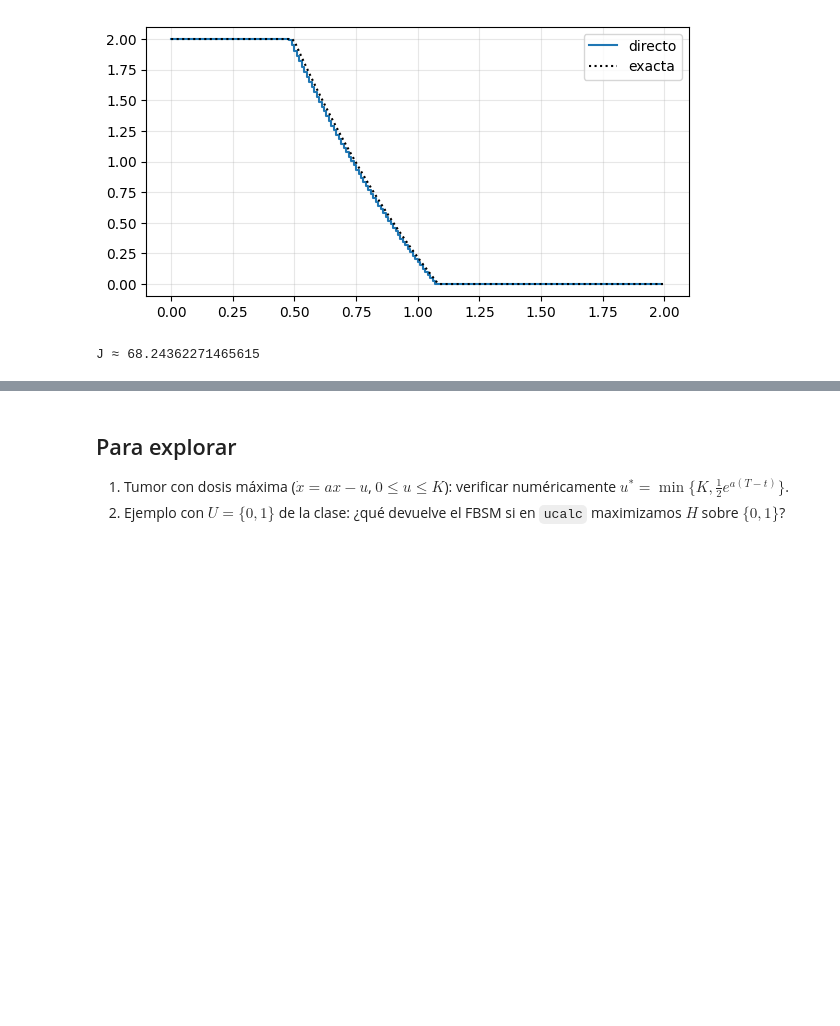
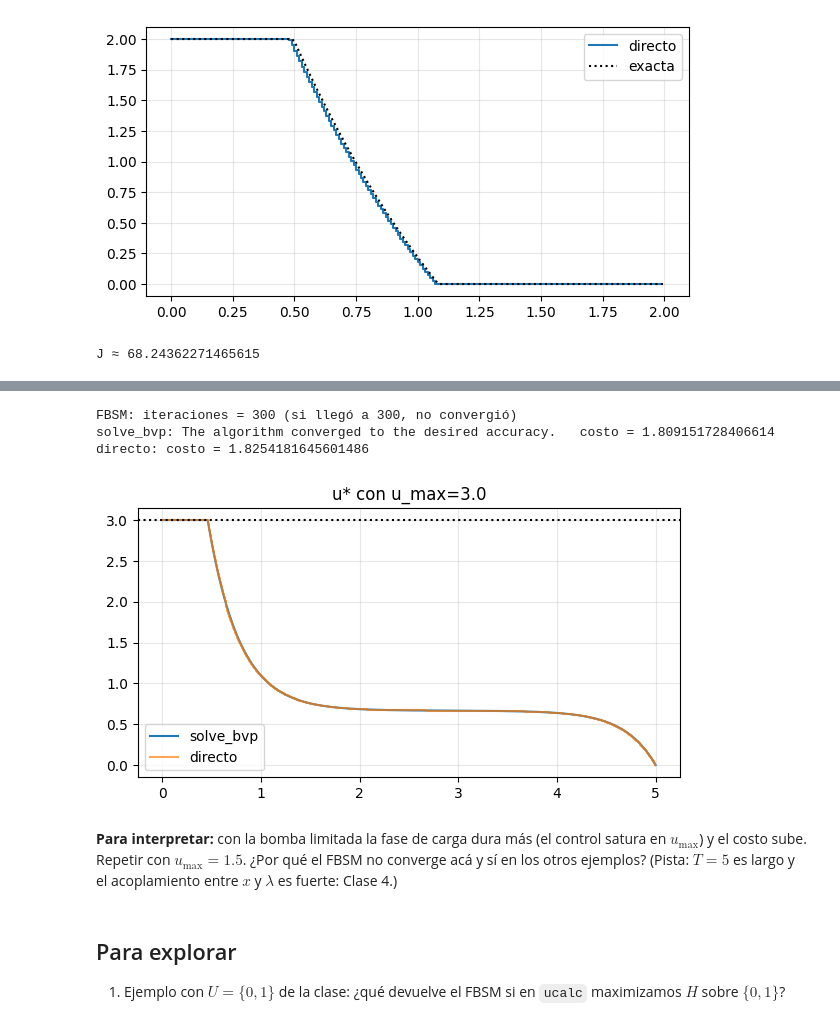
Before and after one commit to csfvega-arg/Colabs-materia-control, a Jupyter notebook: clase05.ipynb, the cells around one changed output, grey strips where cells are left out. Saved outputs shown, nothing was run; the diff lists cells and outputs as text; code cells hidden in the pictures; blank space fills up the shorter version.

```diff
--- a/clase05.ipynb
+++ b/clase05.ipynb
@@ -162,4 +194,37 @@ J ≈ 68.24362271465615
+# %%
+V, Km, xb, c, T6 = 1.0, 1.0, 2.0, 0.1, 5.0
+fx6 = lambda t, x, u: -V*x/(Km + x) + u
+dl6 = lambda t, x, u, l: 2*(x - xb) + l*V*Km/(Km + x)**2
+umax = 3.0
+# (a) FBSM con relajación: con T=5 NO converge (lo cortamos en 300 iteraciones)
+r = fbsm(fx6, dl6, lambda t, x, l: np.clip(l/(2*c), 0, umax), 0.0, lambda xT: np.zeros(1), T6,
+         N=500, omega=0.5, tol=1e-6, maxit=300)
+print('FBSM: iteraciones =', r['iters'], '(si llegó a 300, no convergió)')
+
+# (b) solve_bvp con np.clip dentro del sistema
+F6 = lambda t, y: np.vstack([fx6(t, y[0], np.clip(y[1]/(2*c), 0, umax)), dl6(t, y[0], 0, y[1])])
+t6 = np.linspace(0, T6, 300)
+s6 = solve_bvp(F6, lambda ya, yb: np.array([ya[0], yb[1]]), t6,
+               np.vstack([np.full_like(t6, xb), np.zeros_like(t6)]), tol=1e-6, max_nodes=50000)
+tt6 = np.linspace(0, T6, 2001); xb6, lb6 = s6.sol(tt6); ub6 = np.clip(lb6/(2*c), 0, umax)
+print('solve_bvp:', s6.message, '  costo =', integral((xb6 - xb)**2 + c*ub6**2, tt6))
+
+# (c) directo con cotas (como máximo: L = -((x-2)^2 + c u^2))
+td, xd, ud, Jd = directo(fx6, lambda t, x, u: -V*Km/(Km + x)**2, lambda t, x, u: 1.0,
+                         lambda t, x, u: -((x - xb)**2 + c*u**2), lambda t, x, u: -2*(x - xb),
+                         lambda t, x, u: -2*c*u, 0.0, T6, 500, (0, umax), u0=np.full(500, 0.7))
+print('directo: costo =', -Jd)
+plt.plot(tt6, ub6, label='solve_bvp'); plt.step(td[:-1], ud, where='post', label='directo', alpha=0.7)
+plt.axhline(umax, ls=':', c='k'); plt.legend(); plt.title(f'u* con u_max={umax}'); plt.show()
+# %% [output]
+FBSM: iteraciones = 300 (si llegó a 300, no convergió)
+solve_bvp: The algorithm converged to the desired accuracy.   costo = 1.809151728406614
+directo: costo = 1.8254181645601486
+[figure, added]
+# %% [markdown]
+**Para interpretar:** con la bomba limitada la fase de carga dura más (el control satura en $u_{\max}$) y el
+costo sube. Repetir con $u_{\max}=1.5$. ¿Por qué el FBSM no converge acá y sí en los otros ejemplos?
+(Pista: $T=5$ es largo y el acoplamiento entre $x$ y $\lambda$ es fuerte: Clase 4.)
 # %% [markdown]
 ## Para explorar
-1. Tumor con dosis máxima ($\dot x = ax-u$, $0\le u\le K$): verificar numéricamente $u^*=\min\{K,\frac12 e^{a(T-t)}\}$.
-2. Ejemplo con $U=\{0,1\}$ de la clase: ¿qué devuelve el FBSM si en `ucalc` maximizamos $H$ sobre $\{0,1\}$?
+1. Ejemplo con $U=\{0,1\}$ de la clase: ¿qué devuelve el FBSM si en `ucalc` maximizamos $H$ sobre $\{0,1\}$?
```
Also changed, not shown: parts of 6 cells of this notebook.
